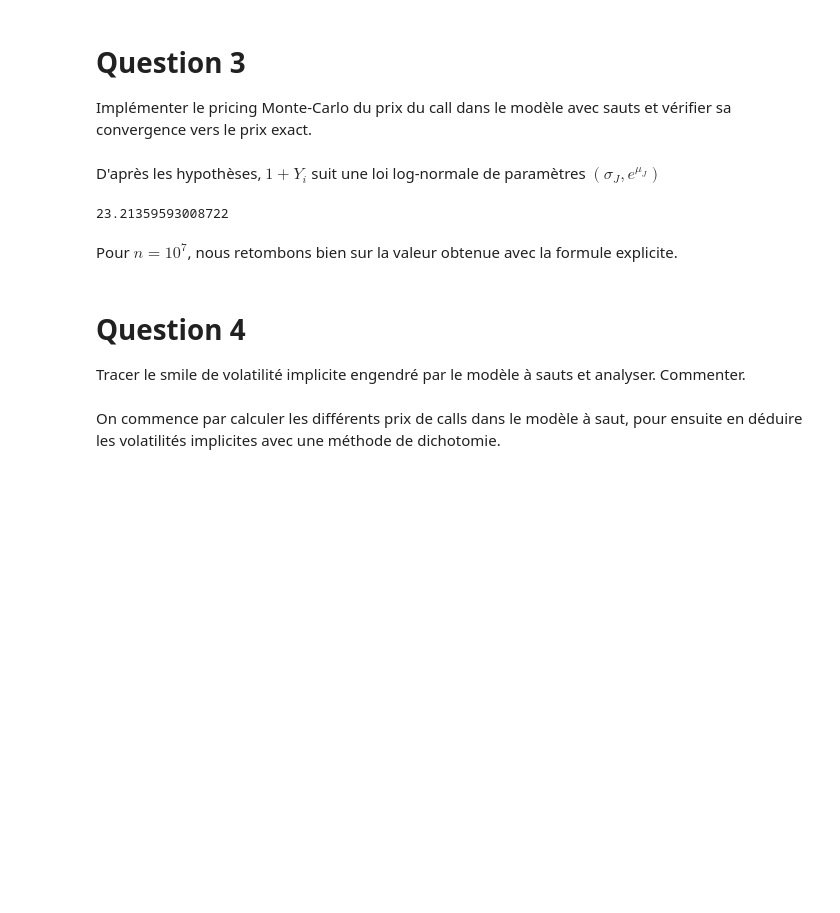
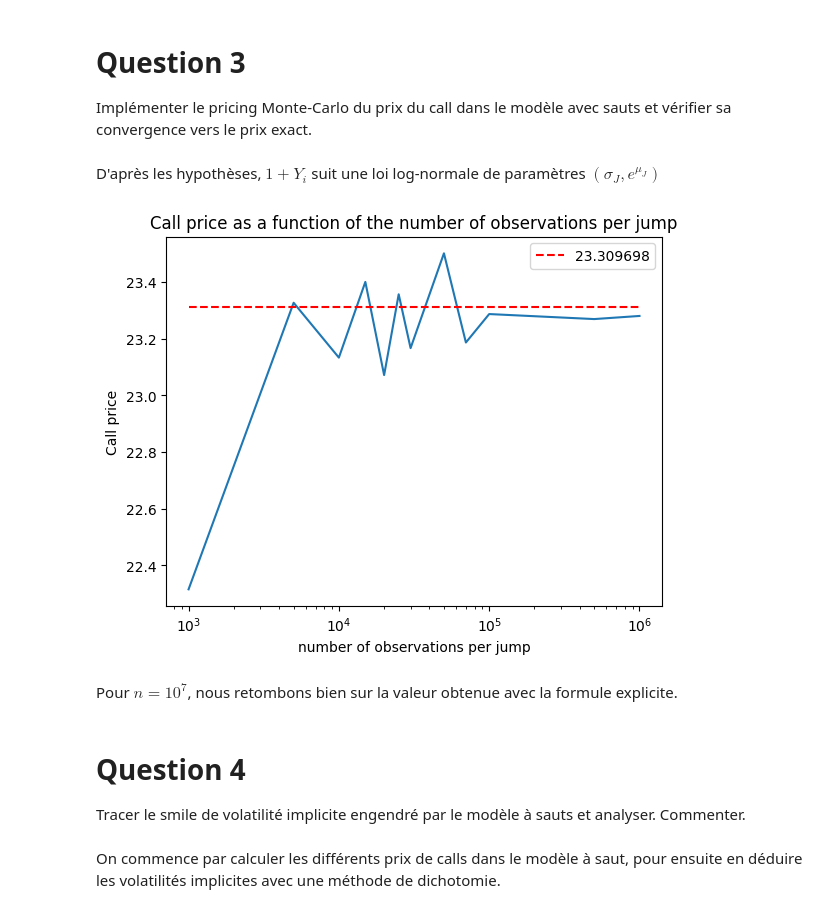
Before and after one commit to kerrianlc/stochastic-proc-fin, a Jupyter notebook: MSF-QVI-LC-M.ipynb, the cells around one changed output. Drawn from its saved outputs; the diff is of its cells as text; code cells hidden in the pictures; blank space fills up the shorter version.

```diff
--- a/MSF-QVI-LC-M.ipynb
+++ b/MSF-QVI-LC-M.ipynb
@@ -180,43 +249,92 @@ Implémenter le pricing Monte-Carlo du prix du call dans le modèle avec sauts e
 # %% [markdown]
 D'après les hypothèses, $1 + Y_i$ suit une loi log-normale de paramètres $(\sigma_J, e^{\mu_J})$
 # %%
+np.random.seed(0)
+
 def MC_jumps(mu_J: float, sigma_J: float, N: int, n: int) -> np.ndarray:
     """
     Simulates the jumps in the jump diffusion model for Monte Carlo pricing
 
     **INPUT:**
         - mu_J: mean of the lognormal distribution
         - sigma_J: std of the lognormal distribution
         - N: maximum number of jumps in the model
         - n: number of observations per jump
 
     **OUTPUT:**
         - MC_jumps_array: array containing the simulated jumps
     """
-    MC_jumps_array = np.insert(lognorm.rvs(s=sigma_J, scale=exp(mu_J), size=(n, N)), 0, 1, axis=1).cumprod(axis=1)
+    MC_jumps_array = np.insert(
+        lognorm.rvs(s=sigma_J, scale=exp(mu_J), size=(n, N)), 0, 1, axis=1
+    ).cumprod(axis=1)
     return MC_jumps_array
 
 
-def call_jd_model_MC_price(S0: float, r: float, sigma: float, K: float, T: float, lmbda_t: float, mu_J: float, sigma_J: float, N: int, n: int):
-    """
-    """
+def call_jd_model_MC_price(
+    S0: float,
+    r: float,
+    sigma: float,
+    K: float,
+    T: float,
+    lmbda_t: float,
+    mu_J: float,
+    sigma_J: float,
+    N: int,
+    n: int,
+):
+    """ """
     MC_jumps_array = MC_jumps(mu_J=mu_J, sigma_J=sigma_J, N=N, n=n)
 
     # Working out the BS call prices for the different number of jumps
-    beta_t = exp(mu_J + ((sigma_J ** 2) / 2)) - 1
+    beta_t = exp(mu_J + ((sigma_J**2) / 2)) - 1
     S0_jumps = S0 * exp(-beta_t * lmbda_t * T) * MC_jumps_array
-    d1_jumps = 1 / (sigma * np.sqrt(T)) * (np.log(S0_jumps / K) + (r + sigma**2 / 2) * T)
+    d1_jumps = (
+        1 / (sigma * np.sqrt(T)) * (np.log(S0_jumps / K) + (r + sigma**2 / 2) * T)
+    )
     d2_jumps = d1_jumps - sigma * np.sqrt(T)
     BS_prices = S0_jumps * norm.cdf(d1_jumps) - K * np.exp(-r * T) * norm.cdf(d2_jumps)
 
     # Probability distributions for poisson
-    probs = [exp(- lmbda_t * T) * ((lmbda_t  *T) ** j) / factorial(j) for j in range(N+1)]
+    probs = [
+        exp(-lmbda_t * T) * ((lmbda_t * T) ** j) / factorial(j) for j in range(N + 1)
+    ]
     return np.dot(probs, BS_prices.mean(axis=0))
 
-call_MC_price = call_jd_model_MC_price(S0=S0, r=r, sigma=sigma, K=K, T=T, lmbda_t=lmbda_t, mu_J=mu_J, sigma_J=sigma_J, N=30, n=30000)
-print(call_MC_price)
+call_prices = []
+
+n_range = [1000, 5000, 10000, 15000, 20000, 25000, 30000, 50000, 70000, 100000, 500000, 1000000]
+for n in n_range:
+    call_prices.append(
+        call_jd_model_MC_price(
+            S0=S0,
+            r=r,
+            sigma=sigma,
+            K=K,
+            T=T,
+            lmbda_t=lmbda_t,
+            mu_J=mu_J,
+            sigma_J=sigma_J,
+            N=30,
+            n=n,
+        )
+    )
+plt.plot(n_range, call_prices)
+plt.hlines(
+    call_price,
+    n_range[0],
+    n_range[-1],
+    color="red",
+    linestyles="dashed",
+    label=f"{call_price:2f}",
+)
+plt.title("Call price as a function of the number of observations per jump")
+plt.xlabel("number of observations per jump")
+plt.ylabel("Call price")
+plt.xscale("log")
+plt.legend()
+plt.show()
 # %% [output]
-23.21359593008722
+[figure, added]
 # %% [markdown]
 Pour $n=10^7$, nous retombons bien sur la valeur obtenue avec la formule explicite.
 # %% [markdown]
```
Also changed, not shown: parts of 6 cells of this notebook.
